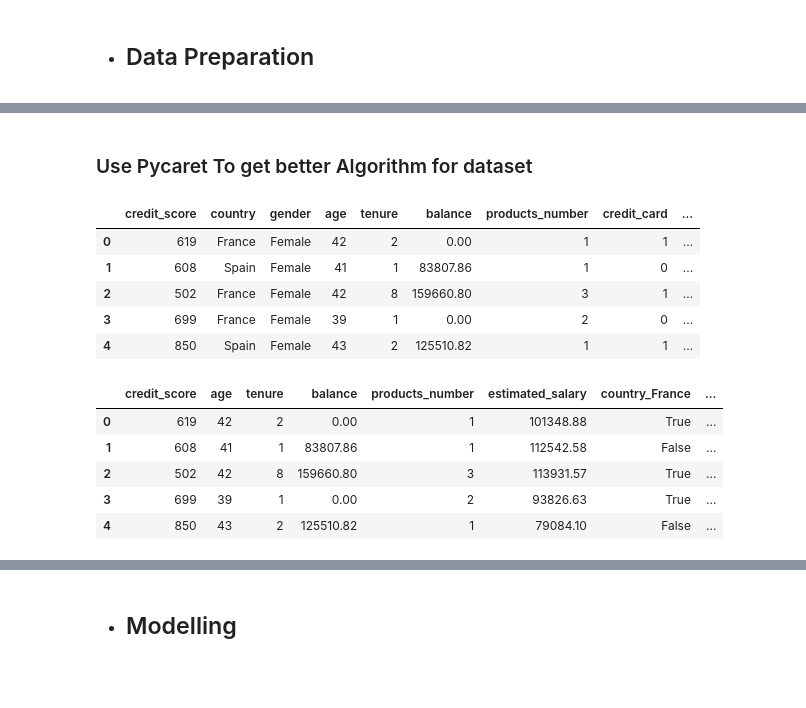
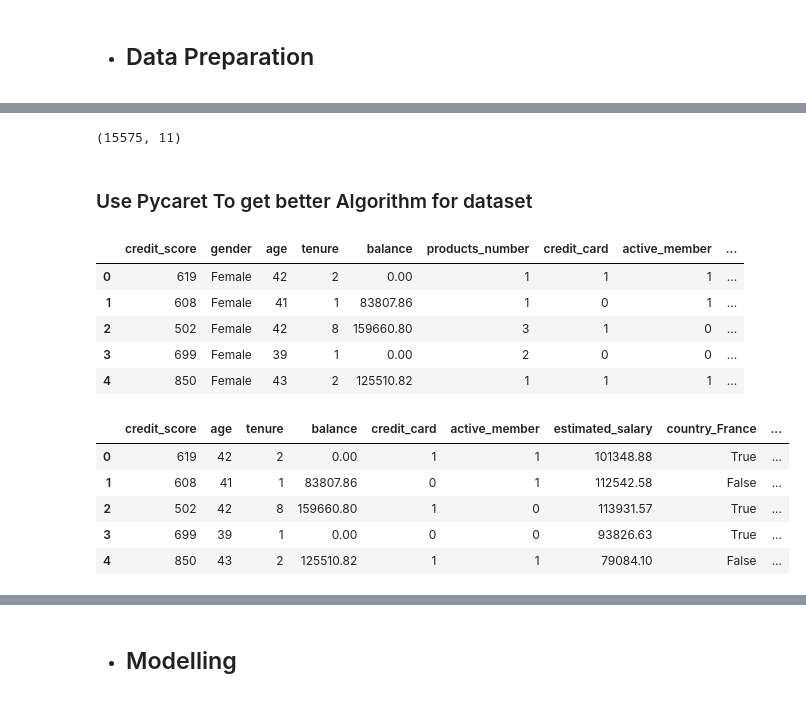
Before and after one commit to mohamedseif-10/Graduation-project-DEPI, a Jupyter notebook: Machine_Learning/ML_Models.ipynb, the cells around one changed output, grey strips where cells are left out. Cells and saved outputs as stored; diff of their text form; code cells hidden in the pictures.

```diff
--- a/Machine_Learning/ML_Models.ipynb
+++ b/Machine_Learning/ML_Models.ipynb
@@ -46,0 +197,36 @@ memory usage: 1.2+ MB
+# %%
+num_col = data.select_dtypes(include = [np.number])
+cat_col = data.select_dtypes(exclude = [np.number])
+# %%
+import pandas as pd
+print("Data Shape:", data.shape)
+# Create a copy of the data to preserve the original
+data_cleaned = data.copy()
+
+for col in num_col:
+    # Calculate Q1 (25th percentile) and Q3 (75th percentile)
+    Q1 = data_cleaned[col].quantile(0.25)
+    Q3 = data_cleaned[col].quantile(0.75)
+
+    # Calculate Interquartile Range (IQR)
+    IQR = Q3 - Q1
+
+    # Define lower and upper bounds for outliers
+    lower_bound = Q1 - 1.5 * IQR
+    upper_bound = Q3 + 1.5 * IQR
+
+    # Identify outliers
+    outliers = ((data_cleaned[col] < lower_bound) | (data_cleaned[col] > upper_bound)).sum()
+
+    # Calculate total number of data points
+    total_points = data_cleaned[col].shape[0]
+
+    # Print the number and percentage of outliers
+    print(f"Total Outliers in {col}: {outliers} -- {round(100 * (outliers / total_points), 2)}%")
+
+    # Remove outliers for the current column
+    if outliers > 0:
+        data_cleaned = data_cleaned.loc[(data_cleaned[col] <= upper_bound) & (data_cleaned[col] >= lower_bound)]
+
+# The cleaned data without outliers
+print("Cleaned Data Shape:", data_cleaned.shape)
@@ -47,3 +245,9 @@ memory usage: 1.2+ MB
+# %%
+data = data_cleaned
+# %%
+data.shape
+# %% [output]
+(15575, 11)
 # %% [markdown]
 ### Use Pycaret To get better Algorithm for dataset ###
 # %%
@@ -66,30 +270,27 @@ memory usage: 1.2+ MB
 
 # save_model(tuned_model, 'best_churn_model')
 # %%
-x = data.drop(columns=['churn','credit_score_seg','balance_seg','tenure_seg','age_seg_A','age_seg_B','age_seg_C'], axis=1) #Feature
+x = data.drop(columns=['churn'], axis=1) #Feature
 y = data['churn'] #Target
 x.head()
 # %% [output]
-|  | credit_score | country | gender | age | tenure | balance | products_number | credit_card | ... |
-| 0 | 619 | France | Female | 42 | 2 | 0.00 | 1 | 1 | ... |
-| 1 | 608 | Spain | Female | 41 | 1 | 83807.86 | 1 | 0 | ... |
-| 2 | 502 | France | Female | 42 | 8 | 159660.80 | 3 | 1 | ... |
-| 3 | 699 | France | Female | 39 | 1 | 0.00 | 2 | 0 | ... |
-| 4 | 850 | Spain | Female | 43 | 2 | 125510.82 | 1 | 1 | ... |
+|  | credit_score | gender | age | tenure | balance | products_number | credit_card | active_member | ... |
+| 0 | 619 | Female | 42 | 2 | 0.00 | 1 | 1 | 1 | ... |
+| 1 | 608 | Female | 41 | 1 | 83807.86 | 1 | 0 | 1 | ... |
+| 2 | 502 | Female | 42 | 8 | 159660.80 | 3 | 1 | 0 | ... |
+| 3 | 699 | Female | 39 | 1 | 0.00 | 2 | 0 | 0 | ... |
+| 4 | 850 | Female | 43 | 2 | 125510.82 | 1 | 1 | 1 | ... |
 # %%
-X = pd.get_dummies(x, columns=['country',
-                                       'gender',
-                                       'active_member',
-                                       'credit_card'])
+X = pd.get_dummies(x, columns=['country','gender','products_number'])
 
 X.head()
 # %% [output]
-|  | credit_score | age | tenure | balance | products_number | estimated_salary | country_France | ... |
-| 0 | 619 | 42 | 2 | 0.00 | 1 | 101348.88 | True | ... |
-| 1 | 608 | 41 | 1 | 83807.86 | 1 | 112542.58 | False | ... |
-| 2 | 502 | 42 | 8 | 159660.80 | 3 | 113931.57 | True | ... |
-| 3 | 699 | 39 | 1 | 0.00 | 2 | 93826.63 | True | ... |
-| 4 | 850 | 43 | 2 | 125510.82 | 1 | 79084.10 | False | ... |
+|  | credit_score | age | tenure | balance | credit_card | active_member | estimated_salary | country_France | ... |
+| 0 | 619 | 42 | 2 | 0.00 | 1 | 1 | 101348.88 | True | ... |
+| 1 | 608 | 41 | 1 | 83807.86 | 0 | 1 | 112542.58 | False | ... |
+| 2 | 502 | 42 | 8 | 159660.80 | 1 | 0 | 113931.57 | True | ... |
+| 3 | 699 | 39 | 1 | 0.00 | 0 | 0 | 93826.63 | True | ... |
+| 4 | 850 | 43 | 2 | 125510.82 | 1 | 1 | 79084.10 | False | ... |
 # %%
 X.shape , y.shape
 # %% [output]
```
Also changed, not shown: parts of 55 cells of this notebook, 10 other files.
